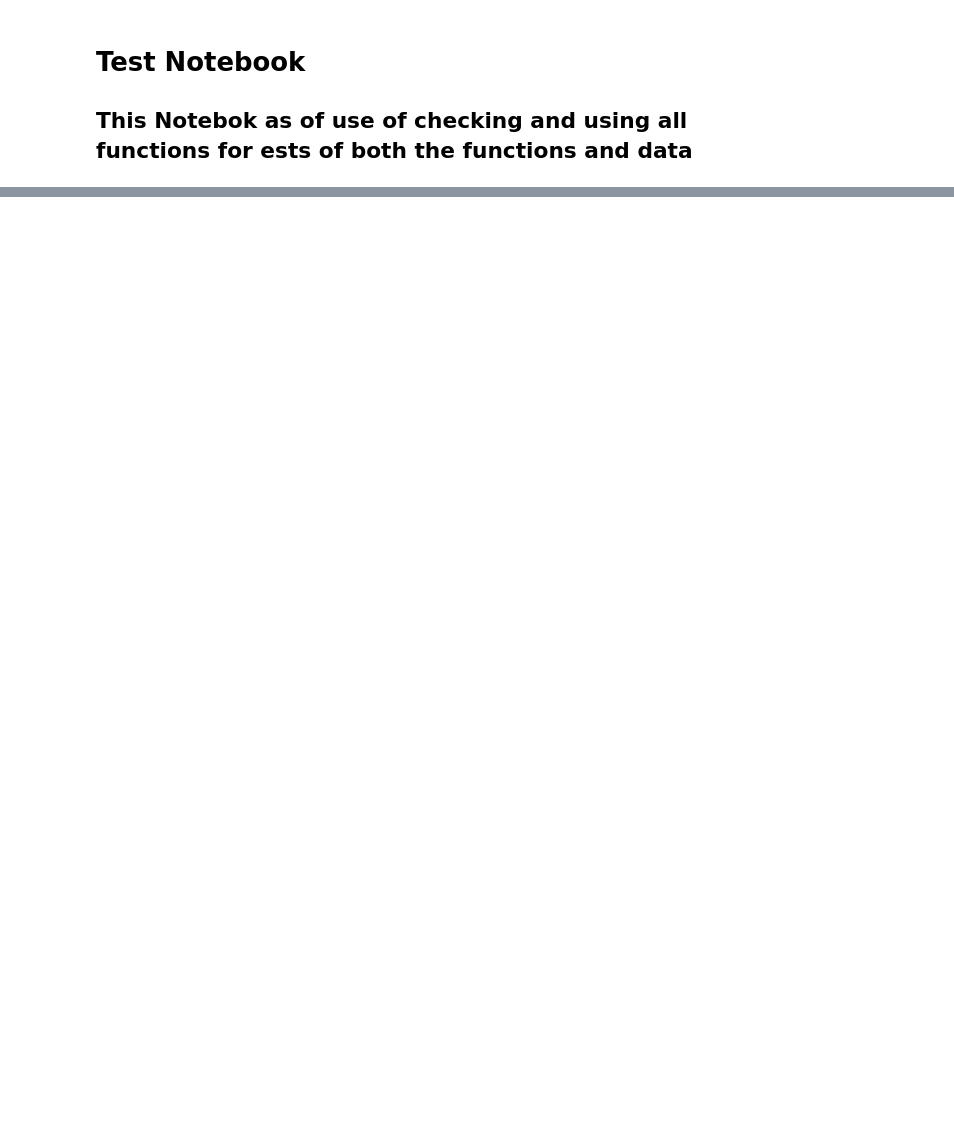
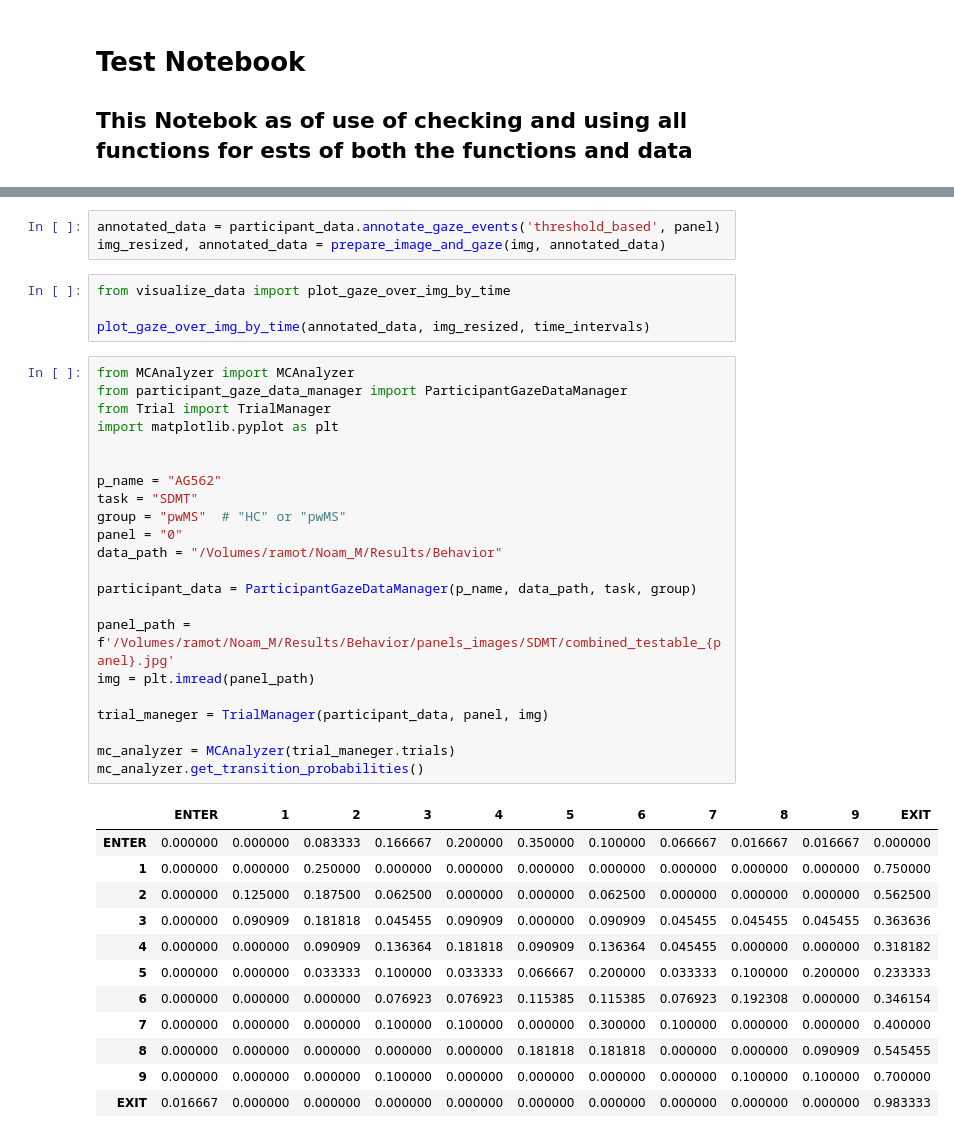
Before and after one commit to Ramot-Lab/gaze_processing, a Jupyter notebook: test.ipynb, the cells around one changed output, grey strips where cells are left out. Drawn from its saved outputs; the diff is of its cells as text; blank space fills up the shorter version.

```diff
--- a/test.ipynb
+++ b/test.ipynb
@@ -169,0 +69,42 @@ ValueError: None cannot be a node
+# %%
+annotated_data = participant_data.annotate_gaze_events('threshold_based', panel)
+img_resized, annotated_data = prepare_image_and_gaze(img, annotated_data)
+# %%
+from visualize_data import plot_gaze_over_img_by_time
+
+plot_gaze_over_img_by_time(annotated_data, img_resized, time_intervals)
+# %%
+from MCAnalyzer import MCAnalyzer
+from participant_gaze_data_manager import ParticipantGazeDataManager
+from Trial import TrialManager
+import matplotlib.pyplot as plt
+
+
+p_name = "AG562"
+task = "SDMT"
+group = "pwMS"  # "HC" or "pwMS"
+panel = "0"
+data_path = "/Volumes/ramot/Noam_M/Results/Behavior"
+
+participant_data = ParticipantGazeDataManager(p_name, data_path, task, group)
+
+panel_path = f'/Volumes/ramot/Noam_M/Results/Behavior/panels_images/SDMT/combined_testable_{panel}.jpg'
+img = plt.imread(panel_path)
+
+trial_maneger = TrialManager(participant_data, panel, img)
+
+mc_analyzer = MCAnalyzer(trial_maneger.trials)
+mc_analyzer.get_transition_probabilities()
+# %% [output]
+|  | ENTER | 1 | 2 | 3 | 4 | 5 | 6 | 7 | 8 | 9 | EXIT |
+| ENTER | 0.000000 | 0.000000 | 0.083333 | 0.166667 | 0.200000 | 0.350000 | 0.100000 | 0.066667 | 0.016667 | 0.016667 | 0.000000 |
+| 1 | 0.000000 | 0.000000 | 0.250000 | 0.000000 | 0.000000 | 0.000000 | 0.000000 | 0.000000 | 0.000000 | 0.000000 | 0.750000 |
+| 2 | 0.000000 | 0.125000 | 0.187500 | 0.062500 | 0.000000 | 0.000000 | 0.062500 | 0.000000 | 0.000000 | 0.000000 | 0.562500 |
+| 3 | 0.000000 | 0.090909 | 0.181818 | 0.045455 | 0.090909 | 0.000000 | 0.090909 | 0.045455 | 0.045455 | 0.045455 | 0.363636 |
+| 4 | 0.000000 | 0.000000 | 0.090909 | 0.136364 | 0.181818 | 0.090909 | 0.136364 | 0.045455 | 0.000000 | 0.000000 | 0.318182 |
+| 5 | 0.000000 | 0.000000 | 0.033333 | 0.100000 | 0.033333 | 0.066667 | 0.200000 | 0.033333 | 0.100000 | 0.200000 | 0.233333 |
+| 6 | 0.000000 | 0.000000 | 0.000000 | 0.076923 | 0.076923 | 0.115385 | 0.115385 | 0.076923 | 0.192308 | 0.000000 | 0.346154 |
+| 7 | 0.000000 | 0.000000 | 0.000000 | 0.100000 | 0.100000 | 0.000000 | 0.300000 | 0.100000 | 0.000000 | 0.000000 | 0.400000 |
+| 8 | 0.000000 | 0.000000 | 0.000000 | 0.000000 | 0.000000 | 0.181818 | 0.181818 | 0.000000 | 0.000000 | 0.090909 | 0.545455 |
+| 9 | 0.000000 | 0.000000 | 0.000000 | 0.100000 | 0.000000 | 0.000000 | 0.000000 | 0.000000 | 0.100000 | 0.100000 | 0.700000 |
+| EXIT | 0.016667 | 0.000000 | 0.000000 | 0.000000 | 0.000000 | 0.000000 | 0.000000 | 0.000000 | 0.000000 | 0.000000 | 0.983333 |
```
Also changed, not shown: parts of 21 cells of this notebook, 3 other files.
